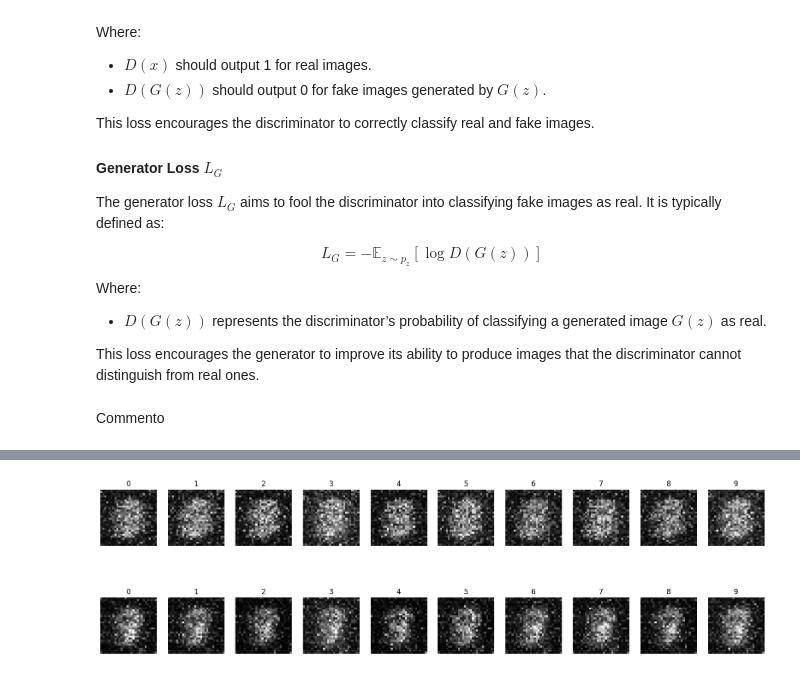
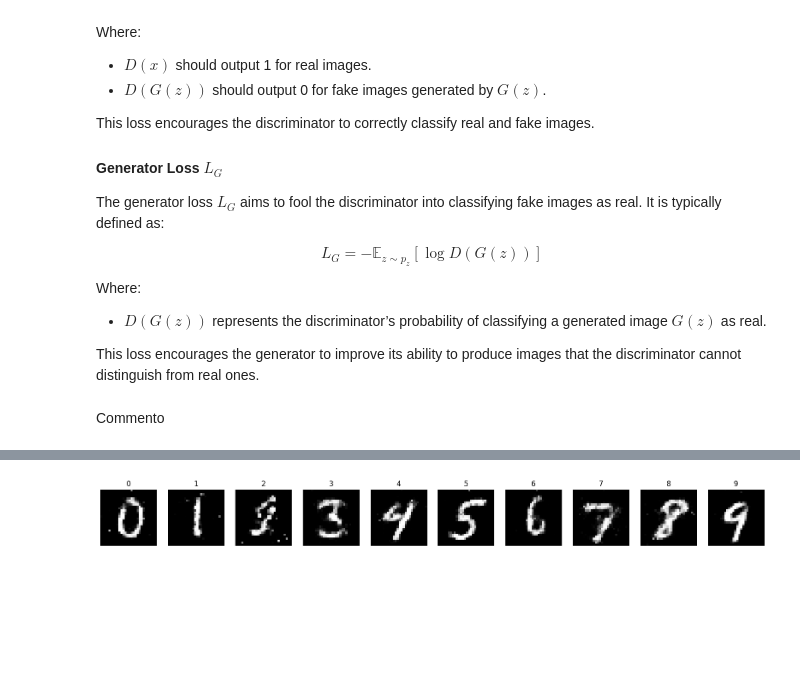
Before and after one commit to Lv1g1/GAN-NAML-Project, a Jupyter notebook: GAN.ipynb, the cells around one changed output, grey strips where cells are left out. Drawn from its saved outputs; the diff is of its cells as text; code cells hidden in the pictures; blank space fills up the shorter version.

```diff
--- a/GAN.ipynb
+++ b/GAN.ipynb
@@ -450,7 +450,8 @@ plt.show()
-# %%
-show_digits(jnp.concatenate(gen_images), jnp.concatenate([jnp.arange(10)]*len(gen_images)))
-# %% [output]
-[figure, removed]
+# %%
+# Show the last generated images
+show_digits(gen_images[-1], sample_labels if sample_labels is not None else None)
+# %% [output]
+[figure, added]
 # %%
 rng, key = jax.random.split(rng)
 z = jax.random.normal(key, (10, latent_dim))
```
Also changed, not shown: parts of 10 cells of this notebook.
